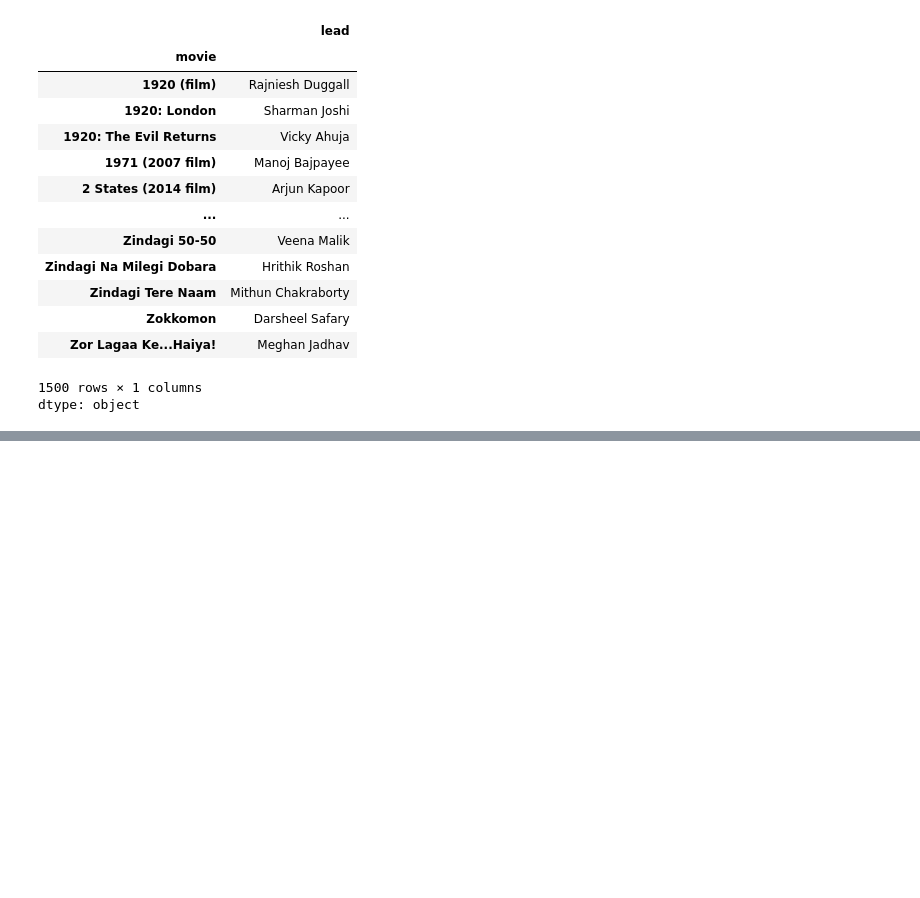
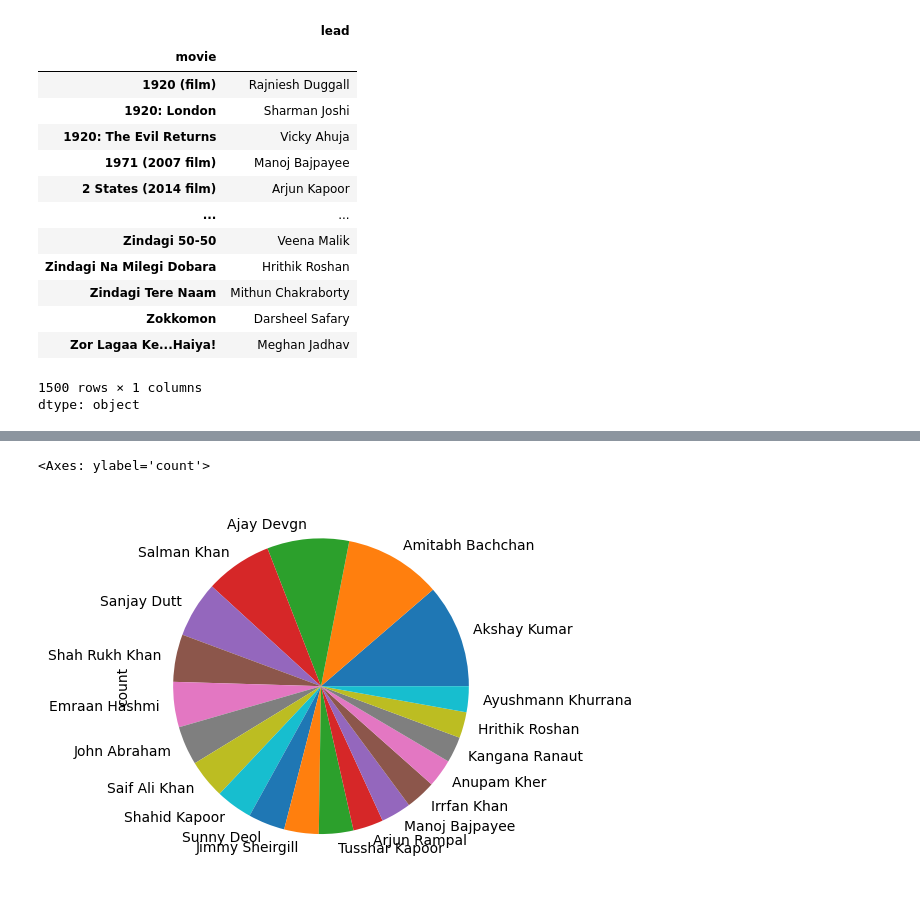
Before and after one commit to GitTanish/lvlPython, a Jupyter notebook: Pandas_1.ipynb, the cells around one changed output, grey strips where cells are left out. Drawn from its saved outputs; the diff is of its cells as text; code cells hidden in the pictures; blank space fills up the shorter version.

```diff
--- a/Pandas_1.ipynb
+++ b/Pandas_1.ipynb
@@ -301,0 +625,5 @@ dtype: object
+# %%
+movie.value_counts().head(20).plot(kind='pie') # amazing bhai!
+# %% [output]
+<Axes: ylabel='count'>
+[figure, added]
```
Also changed, not shown: parts of 41 cells of this notebook.
